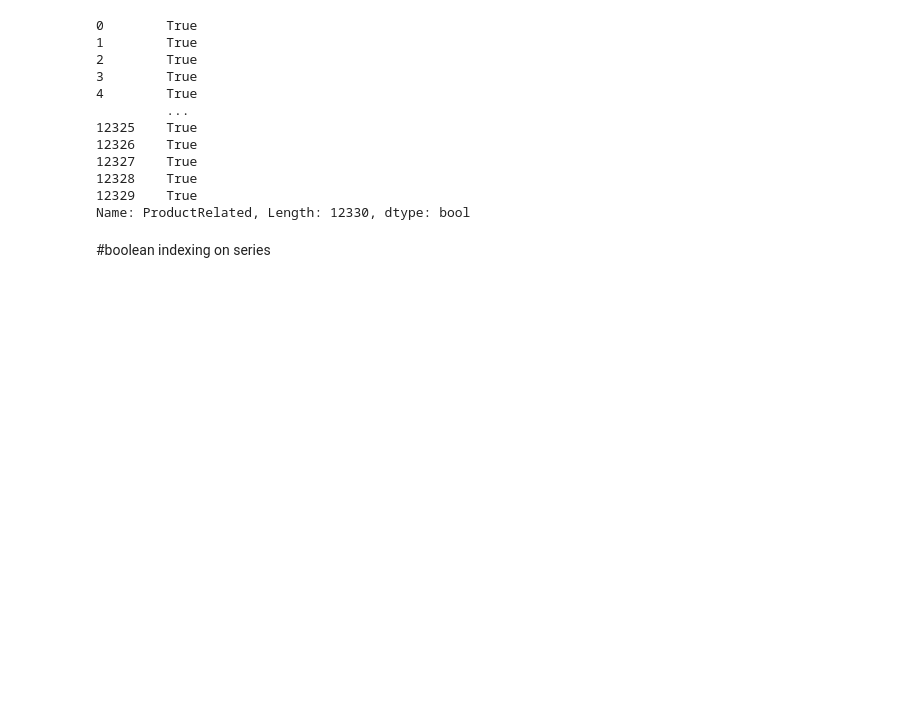
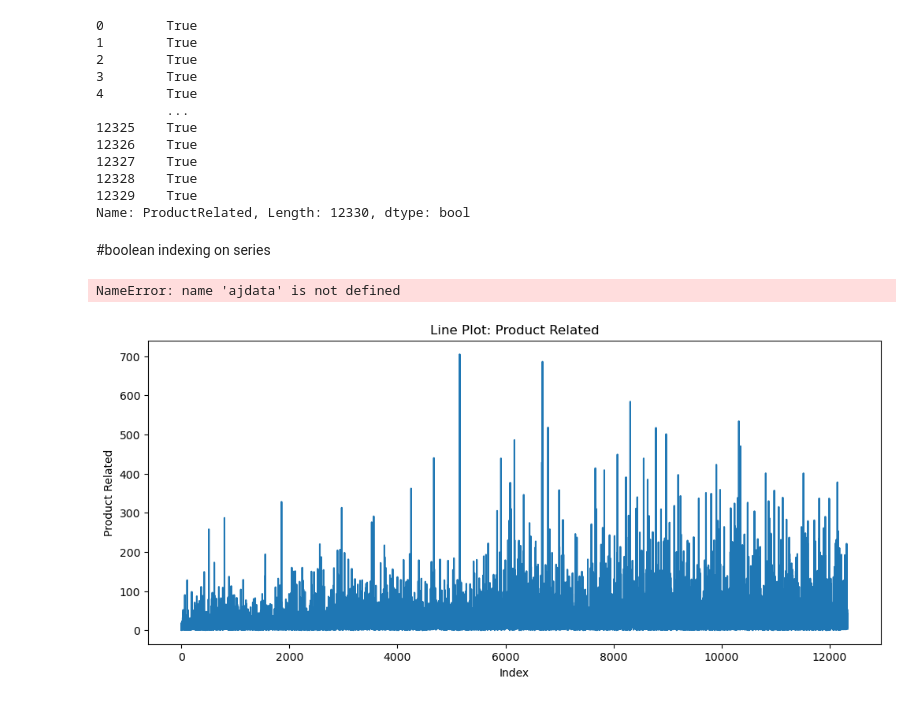
Before and after one commit to ajinkyadhakne321-dot/pandas.env, a Jupyter notebook: s-16-pandas copy.ipynb, the cells around one changed output. Drawn from its saved outputs; the diff is of its cells as text; code cells hidden in the pictures; blank space fills up the shorter version.

Commit message:
added graphs

```diff
--- a/s-16-pandas copy.ipynb
+++ b/s-16-pandas copy.ipynb
@@ -586,3 +586,19 @@ ajdata['ProductRelated'] <= 100
 Name: ProductRelated, Length: 12330, dtype: bool
 # %% [markdown]
 #boolean indexing on series
+# %%
+#plotting graphs on pandas dataframe
+import matplotlib.pyplot as plt
+ajdata['ProductRelated'].plot.hist()
+plt.show()
+# %% [output]
+NameError: name 'ajdata' is not defined
+# %%
+# 1. Line Plot - showing trends over time or index
+plt.figure(figsize=(12, 5))
+ajdata['ProductRelated'].plot(kind='line', title='Line Plot: Product Related')
+plt.xlabel('Index')
+plt.ylabel('Product Related')
+plt.show()
+# %% [output]
+[figure, added]
```
Also changed, not shown: parts of 9 cells of this notebook.
